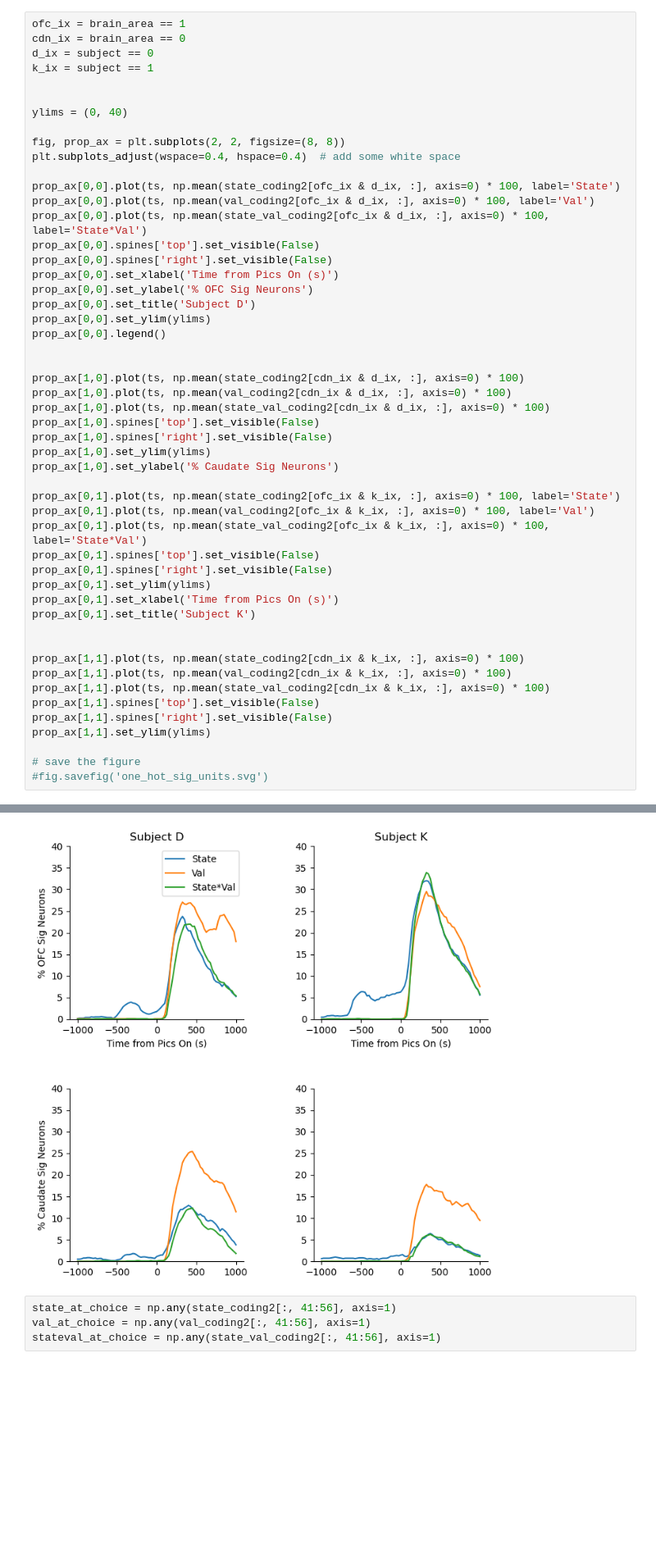
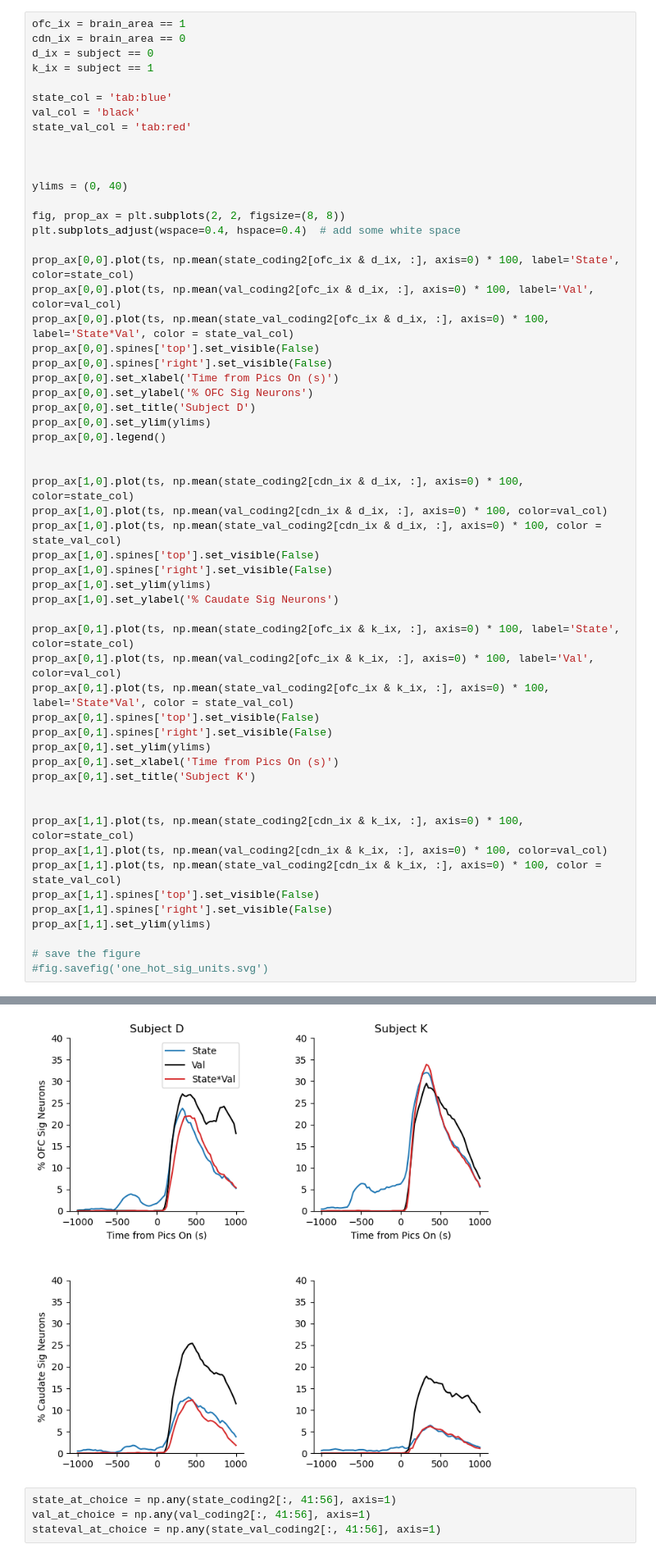
Before and after one commit to t-elston/FS_self_control, a Jupyter notebook: analysis/single_neuron_plotting_one_hot.ipynb, the cells around one changed output, grey strips where cells are left out. Shown at 82% size. Drawn from its saved outputs; the diff is of its cells as text; blank space fills up the shorter version.

Commit message:
updated plotting colors

```diff
--- a/analysis/single_neuron_plotting_one_hot.ipynb
+++ b/analysis/single_neuron_plotting_one_hot.ipynb
@@ -211,6 +211,11 @@ ofc_ix = brain_area == 1
 cdn_ix = brain_area == 0
 d_ix = subject == 0
 k_ix = subject == 1
+
+state_col = 'tab:blue'
+val_col = 'black'
+state_val_col = 'tab:red'
+
 
 
 ylims = (0, 40)
@@ -218,9 +223,9 @@ ylims = (0, 40)
 fig, prop_ax = plt.subplots(2, 2, figsize=(8, 8))
 plt.subplots_adjust(wspace=0.4, hspace=0.4)  # add some white space
 
-prop_ax[0,0].plot(ts, np.mean(state_coding2[ofc_ix & d_ix, :], axis=0) * 100, label='State')
-prop_ax[0,0].plot(ts, np.mean(val_coding2[ofc_ix & d_ix, :], axis=0) * 100, label='Val')
-prop_ax[0,0].plot(ts, np.mean(state_val_coding2[ofc_ix & d_ix, :], axis=0) * 100, label='State*Val')
+prop_ax[0,0].plot(ts, np.mean(state_coding2[ofc_ix & d_ix, :], axis=0) * 100, label='State', color=state_col)
+prop_ax[0,0].plot(ts, np.mean(val_coding2[ofc_ix & d_ix, :], axis=0) * 100, label='Val', color=val_col)
+prop_ax[0,0].plot(ts, np.mean(state_val_coding2[ofc_ix & d_ix, :], axis=0) * 100, label='State*Val', color = state_val_col)
 prop_ax[0,0].spines['top'].set_visible(False)
 prop_ax[0,0].spines['right'].set_visible(False)
 prop_ax[0,0].set_xlabel('Time from Pics On (s)')
@@ -230,17 +235,17 @@ prop_ax[0,0].set_ylim(ylims)
 prop_ax[0,0].legend()
 
 
-prop_ax[1,0].plot(ts, np.mean(state_coding2[cdn_ix & d_ix, :], axis=0) * 100)
-prop_ax[1,0].plot(ts, np.mean(val_coding2[cdn_ix & d_ix, :], axis=0) * 100)
-prop_ax[1,0].plot(ts, np.mean(state_val_coding2[cdn_ix & d_ix, :], axis=0) * 100)
+prop_ax[1,0].plot(ts, np.mean(state_coding2[cdn_ix & d_ix, :], axis=0) * 100, color=state_col)
+prop_ax[1,0].plot(ts, np.mean(val_coding2[cdn_ix & d_ix, :], axis=0) * 100, color=val_col)
+prop_ax[1,0].plot(ts, np.mean(state_val_coding2[cdn_ix & d_ix, :], axis=0) * 100, color = state_val_col)
 prop_ax[1,0].spines['top'].set_visible(False)
 prop_ax[1,0].spines['right'].set_visible(False)
 prop_ax[1,0].set_ylim(ylims)
 prop_ax[1,0].set_ylabel('% Caudate Sig Neurons')
 
-prop_ax[0,1].plot(ts, np.mean(state_coding2[ofc_ix & k_ix, :], axis=0) * 100, label='State')
-prop_ax[0,1].plot(ts, np.mean(val_coding2[ofc_ix & k_ix, :], axis=0) * 100, label='Val')
-prop_ax[0,1].plot(ts, np.mean(state_val_coding2[ofc_ix & k_ix, :], axis=0) * 100, label='State*Val')
+prop_ax[0,1].plot(ts, np.mean(state_coding2[ofc_ix & k_ix, :], axis=0) * 100, label='State', color=state_col)
+prop_ax[0,1].plot(ts, np.mean(val_coding2[ofc_ix & k_ix, :], axis=0) * 100, label='Val', color=val_col)
+prop_ax[0,1].plot(ts, np.mean(state_val_coding2[ofc_ix & k_ix, :], axis=0) * 100, label='State*Val', color = state_val_col)
 prop_ax[0,1].spines['top'].set_visible(False)
 prop_ax[0,1].spines['right'].set_visible(False)
 prop_ax[0,1].set_ylim(ylims)
@@ -248,9 +253,9 @@ prop_ax[0,1].set_xlabel('Time from Pics On (s)')
 prop_ax[0,1].set_title('Subject K')
 
 
-prop_ax[1,1].plot(ts, np.mean(state_coding2[cdn_ix & k_ix, :], axis=0) * 100)
-prop_ax[1,1].plot(ts, np.mean(val_coding2[cdn_ix & k_ix, :], axis=0) * 100)
-prop_ax[1,1].plot(ts, np.mean(state_val_coding2[cdn_ix & k_ix, :], axis=0) * 100)
+prop_ax[1,1].plot(ts, np.mean(state_coding2[cdn_ix & k_ix, :], axis=0) * 100, color=state_col)
+prop_ax[1,1].plot(ts, np.mean(val_coding2[cdn_ix & k_ix, :], axis=0) * 100, color=val_col)
+prop_ax[1,1].plot(ts, np.mean(state_val_coding2[cdn_ix & k_ix, :], axis=0) * 100, color = state_val_col)
 prop_ax[1,1].spines['top'].set_visible(False)
 prop_ax[1,1].spines['right'].set_visible(False)
 prop_ax[1,1].set_ylim(ylims)
@@ -261,4 +267,4 @@ prop_ax[1,1].set_ylim(ylims)
-[figure, old version]
+[figure, new version]
 # %%
 state_at_choice = np.any(state_coding2[:, 41:56], axis=1)
 val_at_choice = np.any(val_coding2[:, 41:56], axis=1)
```
Also changed, not shown: parts of 1 cell of this notebook.
